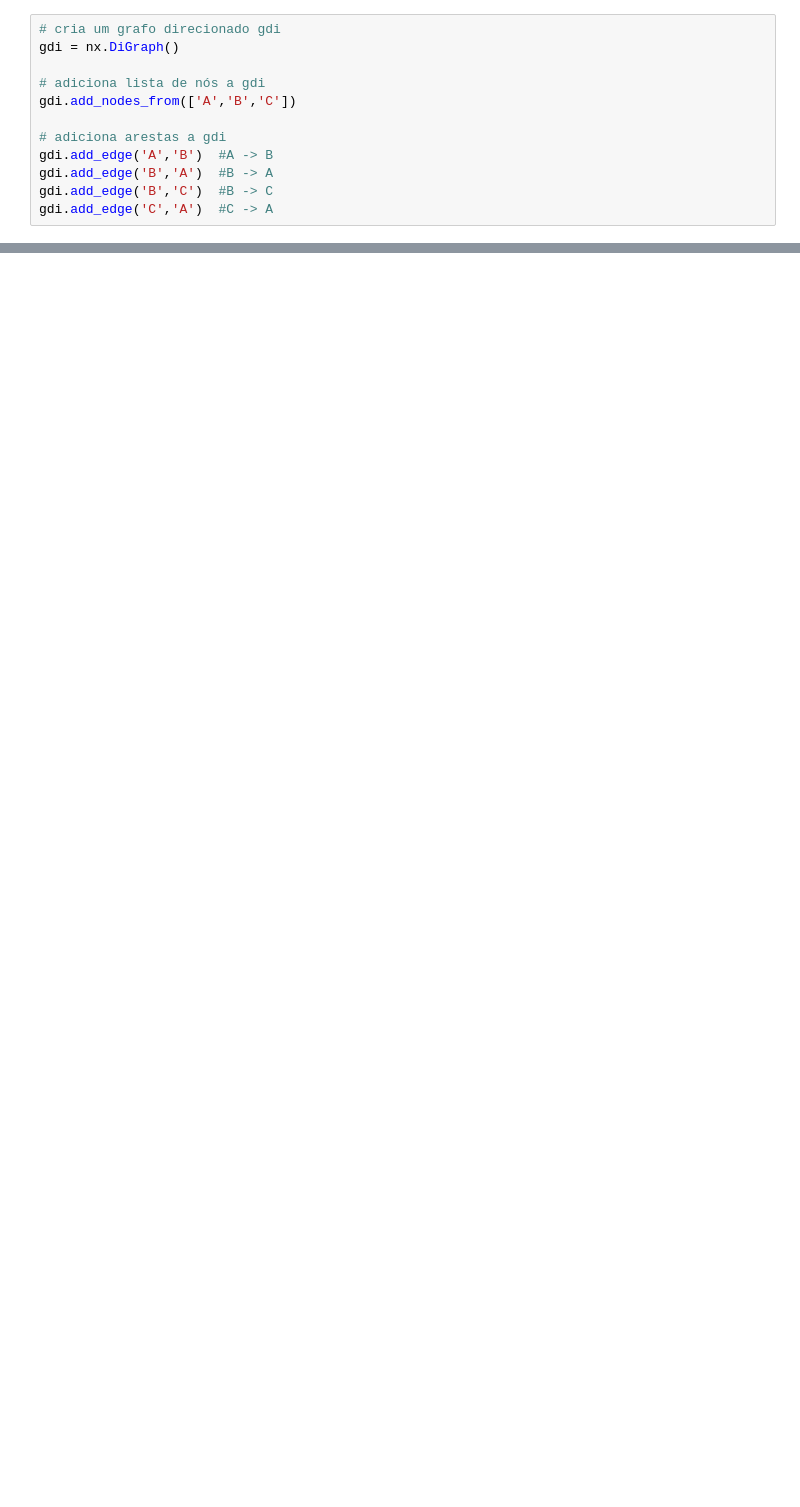
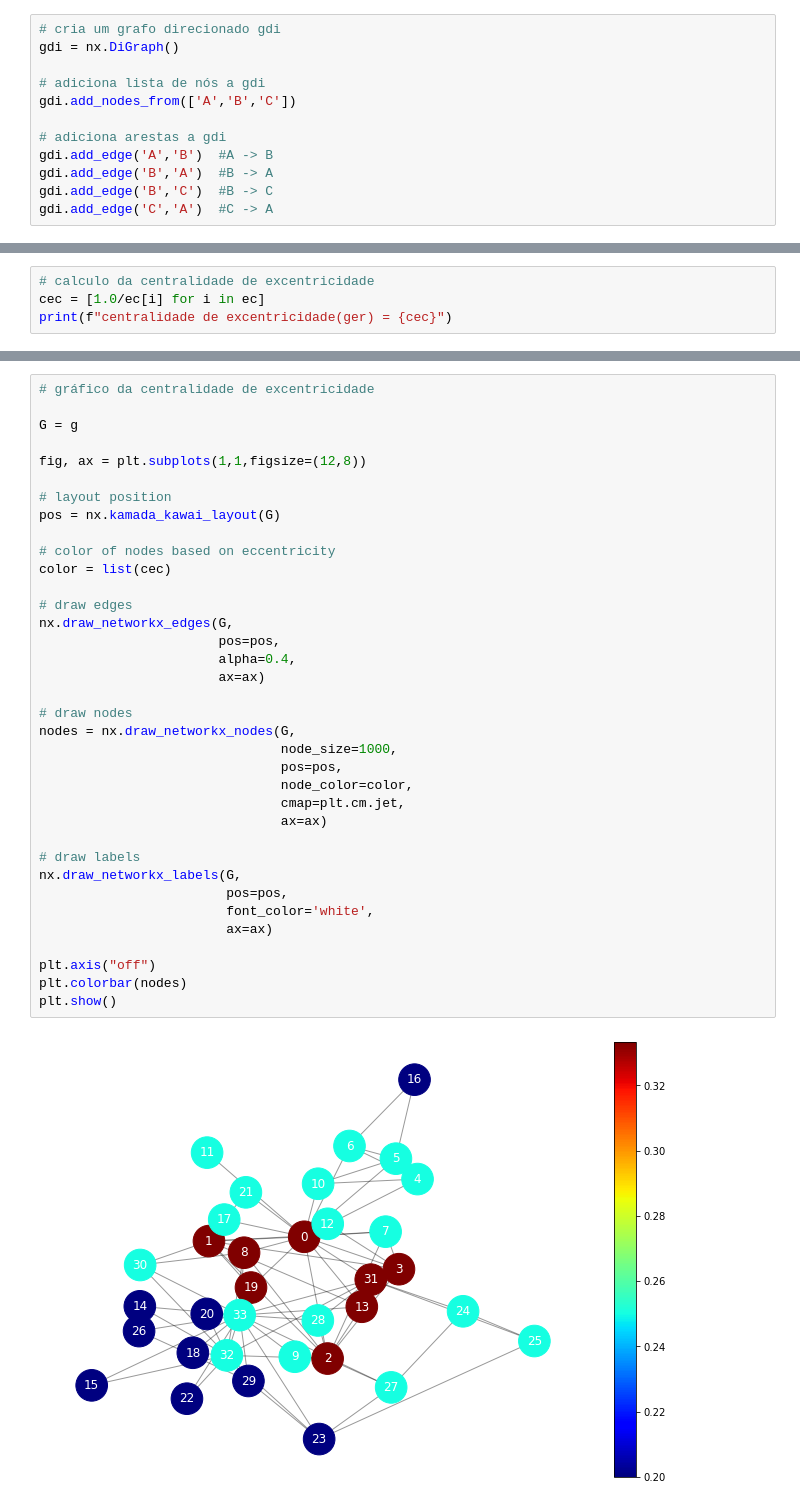
Before and after one commit to jesusossian/minicurso_sbpo2024, a Jupyter notebook: complex_network.ipynb, the cells around one changed output, grey strips where cells are left out. Drawn from its saved outputs; the diff is of its cells as text; blank space fills up the shorter version.

```diff
--- a/complex_network.ipynb
+++ b/complex_network.ipynb
@@ -231,0 +461,4 @@ print(f"re(gdi) = {nx.reciprocity(gdi)}")
+# %%
+# calculo da centralidade de excentricidade
+cec = [1.0/ec[i] for i in ec]
+print(f"centralidade de excentricidade(ger) = {cec}")
@@ -231,0 +472,38 @@ print(f"re(gdi) = {nx.reciprocity(gdi)}")
+# %%
+# gráfico da centralidade de excentricidade
+
+G = g
+
+fig, ax = plt.subplots(1,1,figsize=(12,8))
+
+# layout position
+pos = nx.kamada_kawai_layout(G)
+
+# color of nodes based on eccentricity
+color = list(cec)
+
+# draw edges
+nx.draw_networkx_edges(G,
+                       pos=pos,
+                       alpha=0.4,
+                       ax=ax)
+
+# draw nodes
+nodes = nx.draw_networkx_nodes(G,
+                               node_size=1000,
+                               pos=pos,
+                               node_color=color,
+                               cmap=plt.cm.jet,
+                               ax=ax)
+
+# draw labels
+nx.draw_networkx_labels(G,
+                        pos=pos,
+                        font_color='white',
+                        ax=ax)
+
+plt.axis("off")
+plt.colorbar(nodes)
+plt.show()
+# %% [output]
+[figure, added]
```
Also changed, not shown: parts of 78 cells of this notebook, 6 other files.
